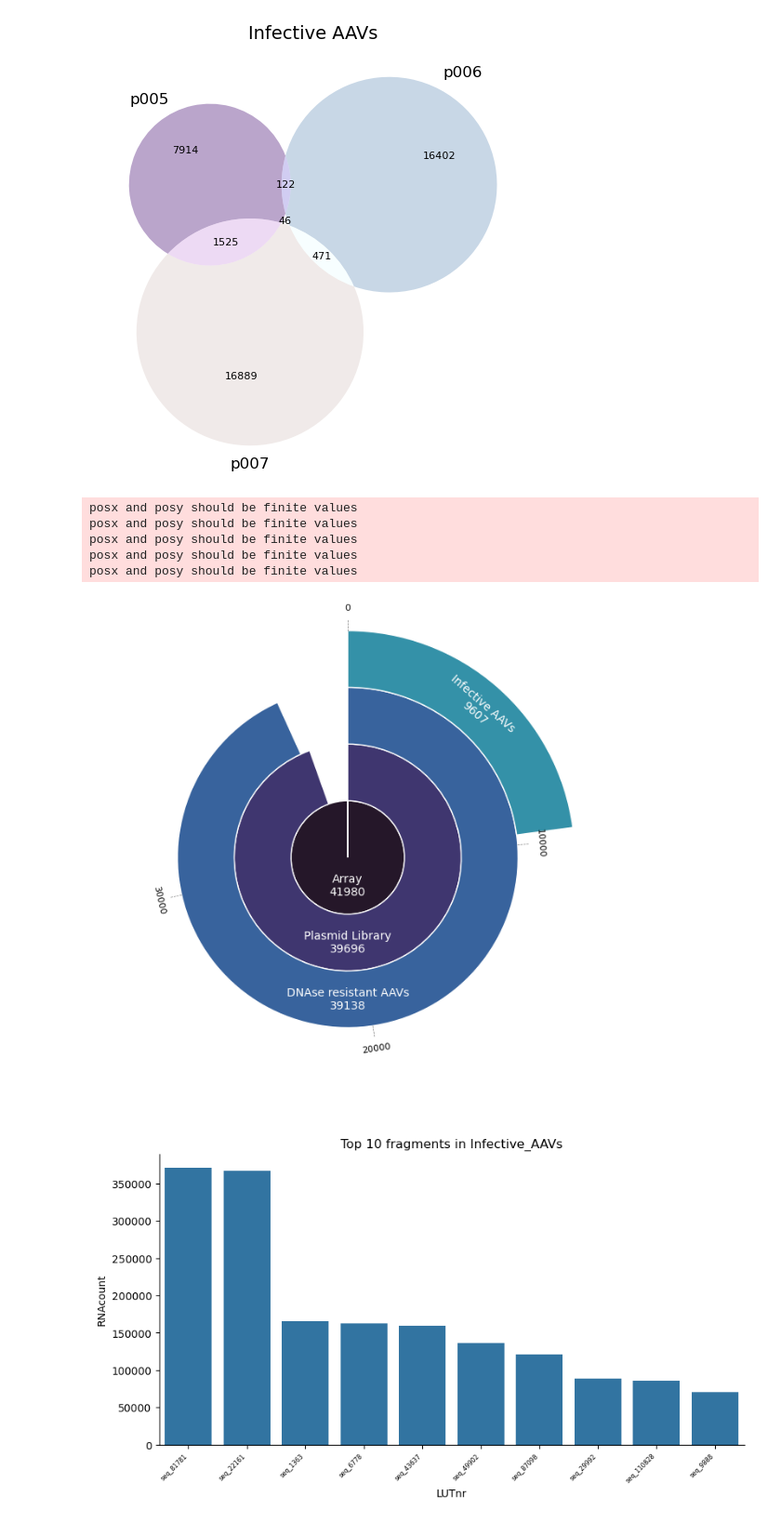
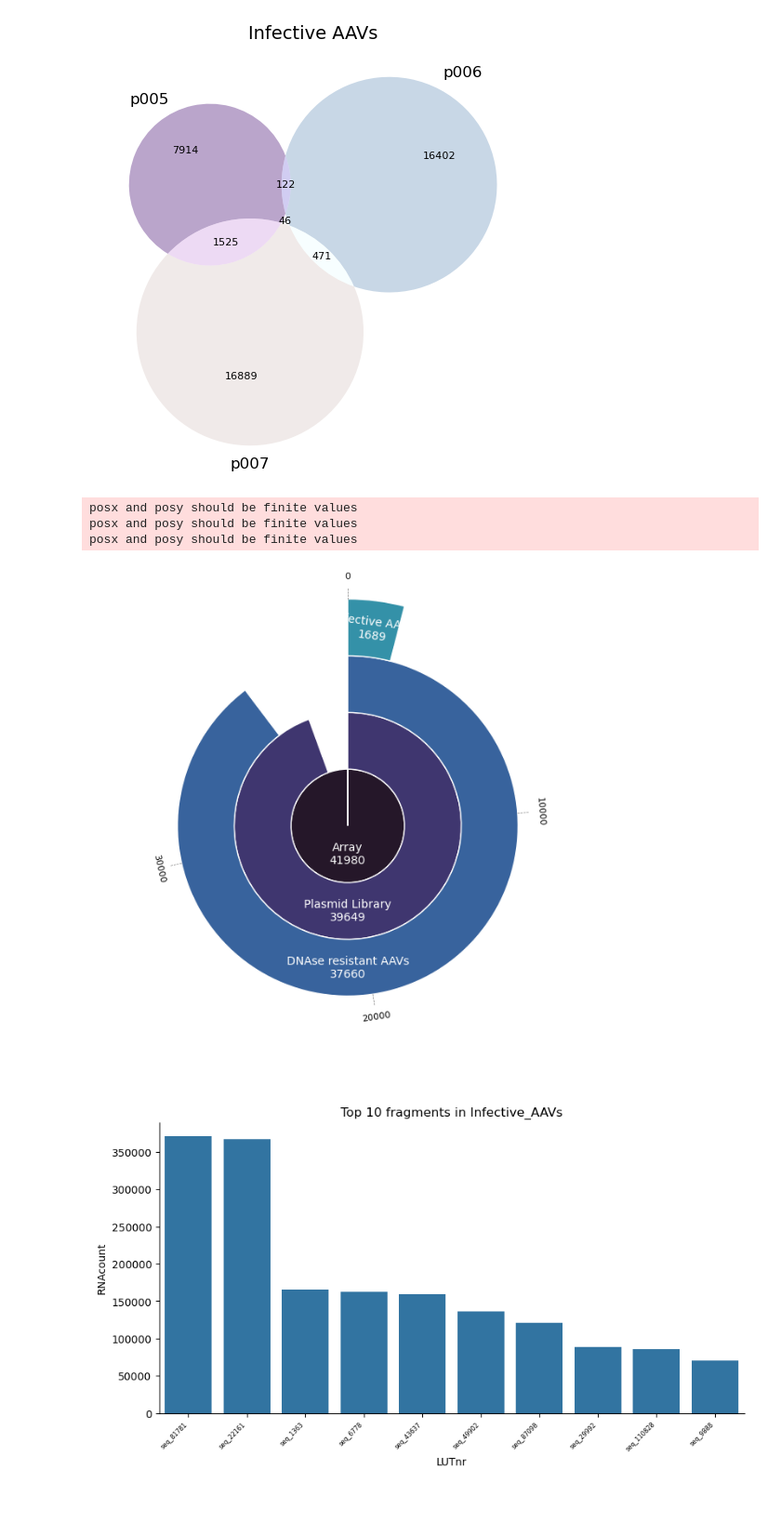
Before and after one commit to JaSt17/raaven_Pipeline, a Jupyter notebook: Plotting_Scripts/visualisation.ipynb, the cells around one changed output. Shown: that part at 93% size. Saved outputs shown, nothing was run; the diff lists cells and outputs as text; code cells hidden in the pictures.

```diff
--- a/Plotting_Scripts/visualisation.ipynb
+++ b/Plotting_Scripts/visualisation.ipynb
@@ -203,21 +226,19 @@ group_df.to_csv("plots/librarys/p005_fragments_per_group.csv", index=False)
 # %%
 # Here we are using the plotting function that we have created to plot the number of fragments per group for each library to show the distribution of fragments in each group
 
 from plotting_functions import plot_quantities
 
-plot = plot_quantities(df,
+plot = plot_quantities(df_p005_filtered,
                 {'Plasmid_Library':'Plasmid Library', 'DNAse_resistant_AAVs':'DNAse resistant AAVs', 'Infective_AAVs': 'Infective AAVs'},
                 {"Array": 41980}, step_size=10000)
 # Arrays p005:41980 p007:117126
 
-plot.savefig("plots/librarys/p005_quantities.png", dpi=300, bbox_inches='tight', transparent=True)
+#plot.savefig("plots/librarys/p005_quantities.png", dpi=300, bbox_inches='tight', transparent=True)
 # %% [output]
 posx and posy should be finite values
 posx and posy should be finite values
 posx and posy should be finite values
-posx and posy should be finite values
-posx and posy should be finite values
-[figure, old version]
+[figure, new version]
 # %%
 # Here we are using the plotting function that we have created to plot with the read count ratio for the top fragments in a specific group
 
```
Also changed, not shown: parts of 2 cells of this notebook.
